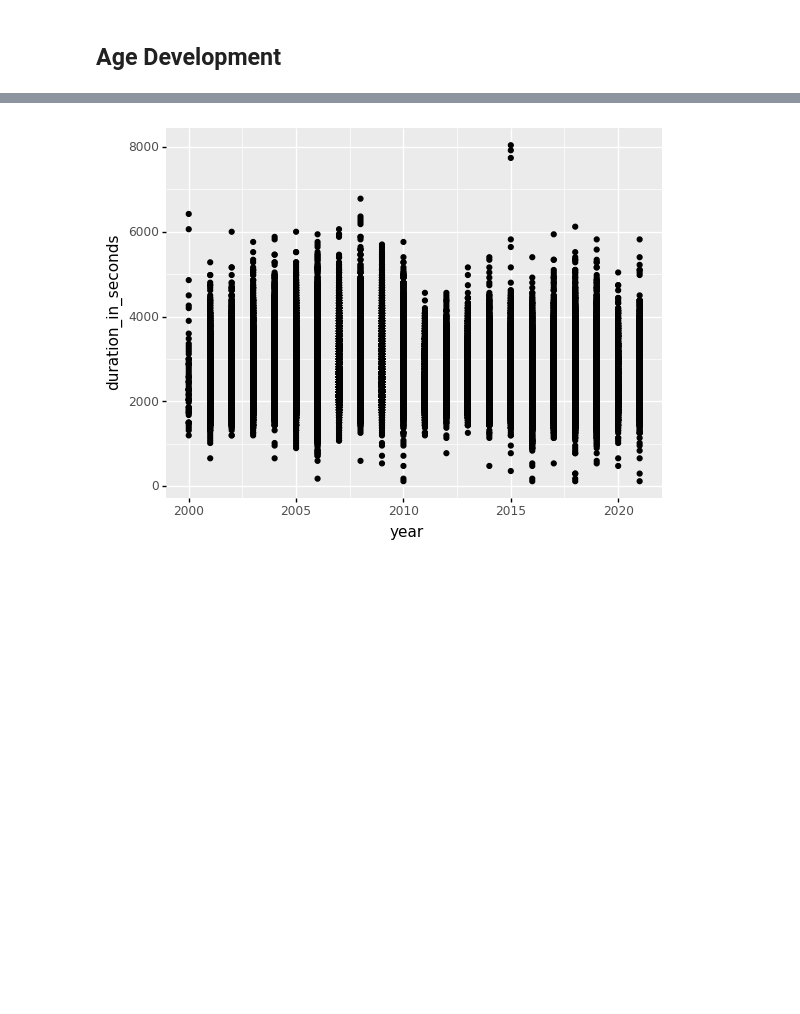
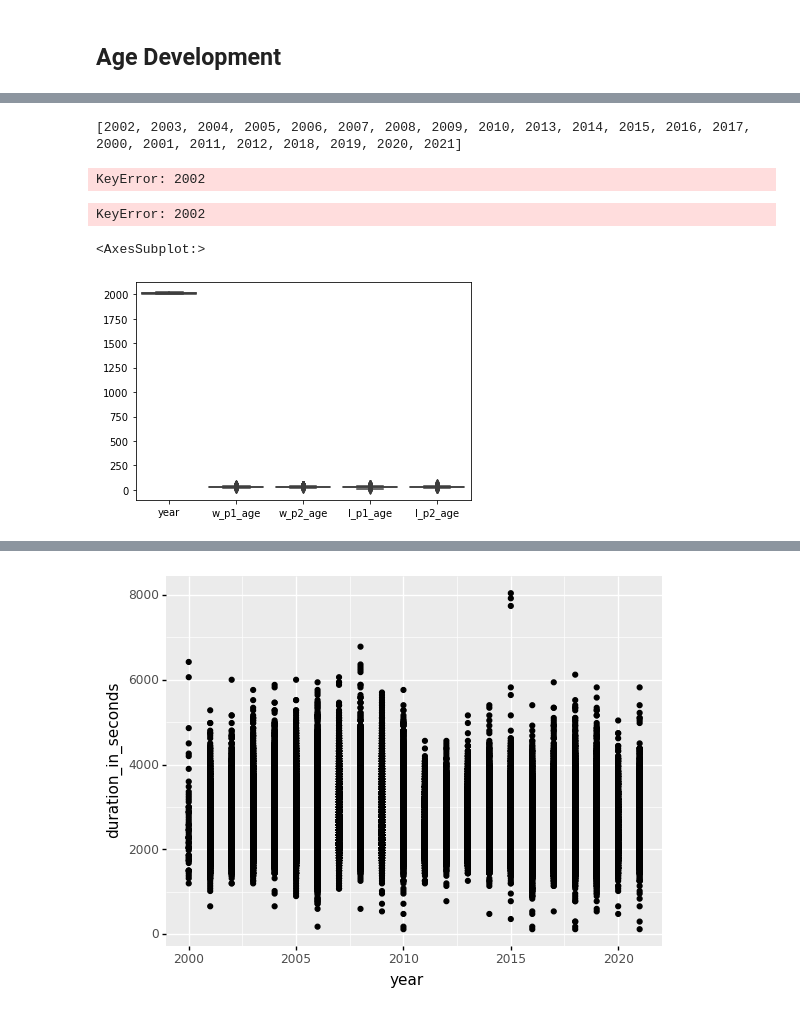
Before and after one commit to schap101/beachvolley_analysis, a Jupyter notebook: Beach_Volley.ipynb, the cells around one changed output, grey strips where cells are left out. Saved outputs shown, nothing was run; the diff lists cells and outputs as text; code cells hidden in the pictures; blank space fills up the shorter version.

```diff
--- a/Beach_Volley.ipynb
+++ b/Beach_Volley.ipynb
@@ -107,3 +111,6 @@ print('The longest Beach Volleyball match lasted: ' + str(df_clean['duration_in_
 The longest Beach Volleyball match lasted: 2.2333333333333334 hours
 # %% [markdown]
 ## Age Development ##
+# %%
+year_age = df_clean[['year', 'w_p1_age', 'w_p2_age', 'l_p1_age', 'l_p2_age']]
+year_age
@@ -109,0 +131,20 @@ The longest Beach Volleyball match lasted: 2.2333333333333334 hours
+# %%
+year_list = []
+for year in year_age['year'].unique():
+    year_list.append(year)
+
+print(year_list)
+
+for element in year_list:
+# %% [output]
+[2002, 2003, 2004, 2005, 2006, 2007, 2008, 2009, 2010, 2013, 2014, 2015, 2016, 2017, 2000, 2001, 2011, 2012, 2018, 2019, 2020, 2021]
+KeyError: 2002
+# %%
+col_one_list = year_age[2002].tolist()
+# %% [output]
+KeyError: 2002
+# %%
+sns.boxplot(data=year_age)
+# %% [output]
+<AxesSubplot:>
+[figure, added]
```
Also changed, not shown: parts of 5 cells of this notebook.
